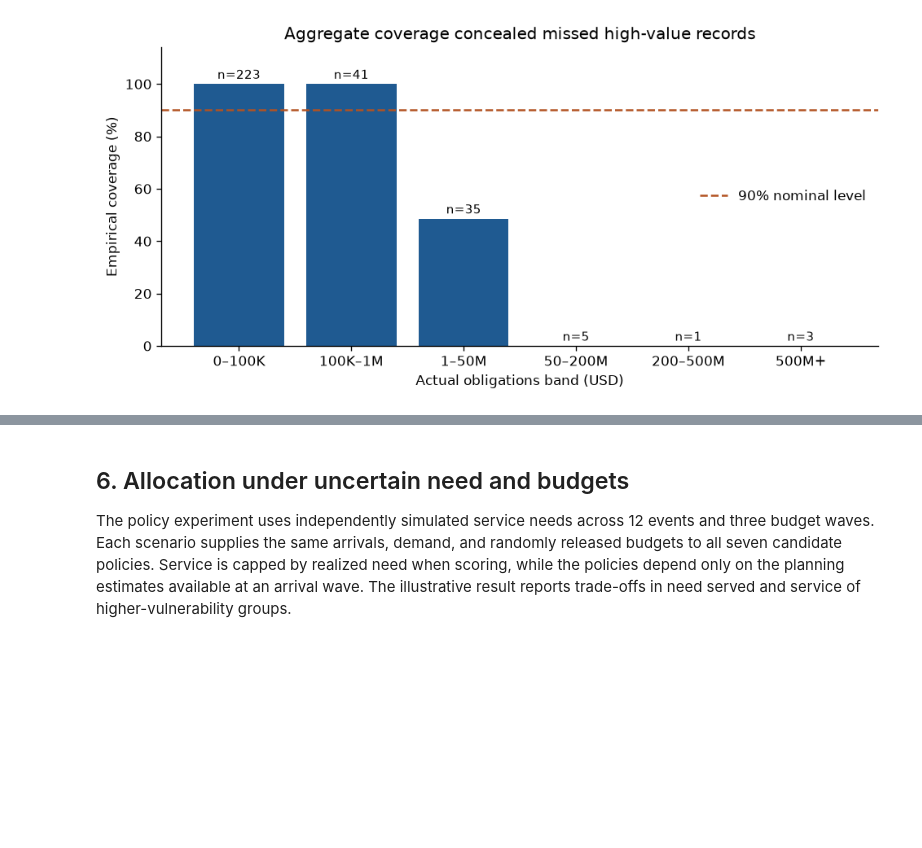
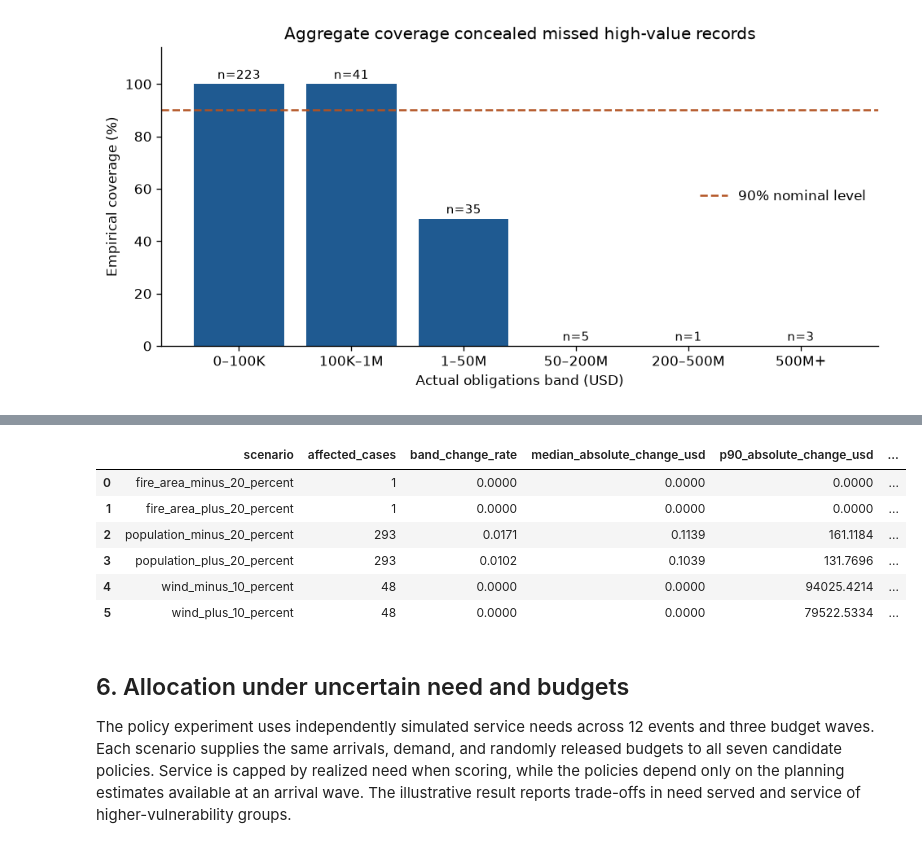
Before and after one commit to leonmarienga/ML-thesis, a Jupyter notebook: research/THESIS_REPRODUCTION.ipynb, the cells around one changed output, grey strips where cells are left out. Saved outputs shown, nothing was run; the diff lists cells and outputs as text; code cells hidden in the pictures; blank space fills up the shorter version.

Commit message:
Audit severity and exposure input sensitivity

```diff
--- a/research/THESIS_REPRODUCTION.ipynb
+++ b/research/THESIS_REPRODUCTION.ipynb
@@ -276,3 +279,14 @@ finish(fig, "prediction_interval_coverage")
+# %%
+s = load("uncertainty/measurement_sensitivity_summary.csv")
+display(s.round(4))
+# %% [output]
+|  | scenario | affected_cases | band_change_rate | median_absolute_change_usd | p90_absolute_change_usd | ... |
+| 0 | fire_area_minus_20_percent | 1 | 0.0000 | 0.0000 | 0.0000 | ... |
+| 1 | fire_area_plus_20_percent | 1 | 0.0000 | 0.0000 | 0.0000 | ... |
+| 2 | population_minus_20_percent | 293 | 0.0171 | 0.1139 | 161.1184 | ... |
+| 3 | population_plus_20_percent | 293 | 0.0102 | 0.1039 | 131.7696 | ... |
+| 4 | wind_minus_10_percent | 48 | 0.0000 | 0.0000 | 94025.4214 | ... |
+| 5 | wind_plus_10_percent | 48 | 0.0000 | 0.0000 | 79522.5334 | ... |
 # %% [markdown]
 ## 6. Allocation under uncertain need and budgets
 
```
Also changed, not shown: parts of 3 cells of this notebook, 9 other files.
